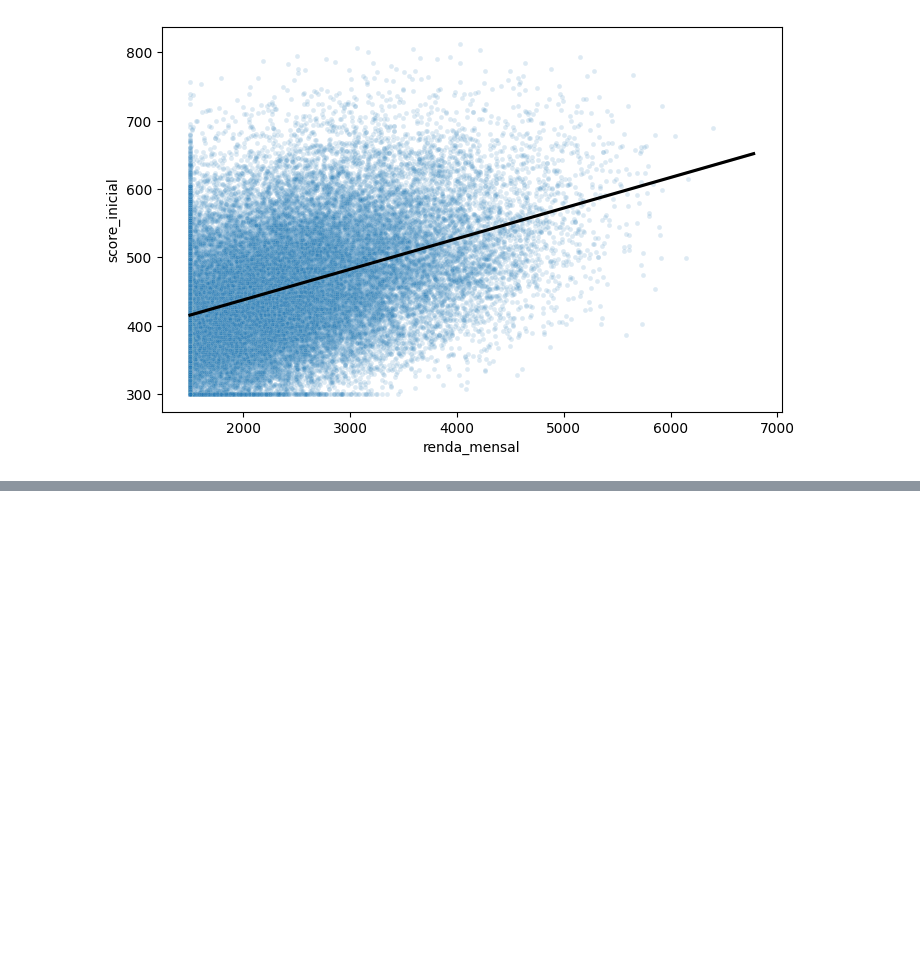
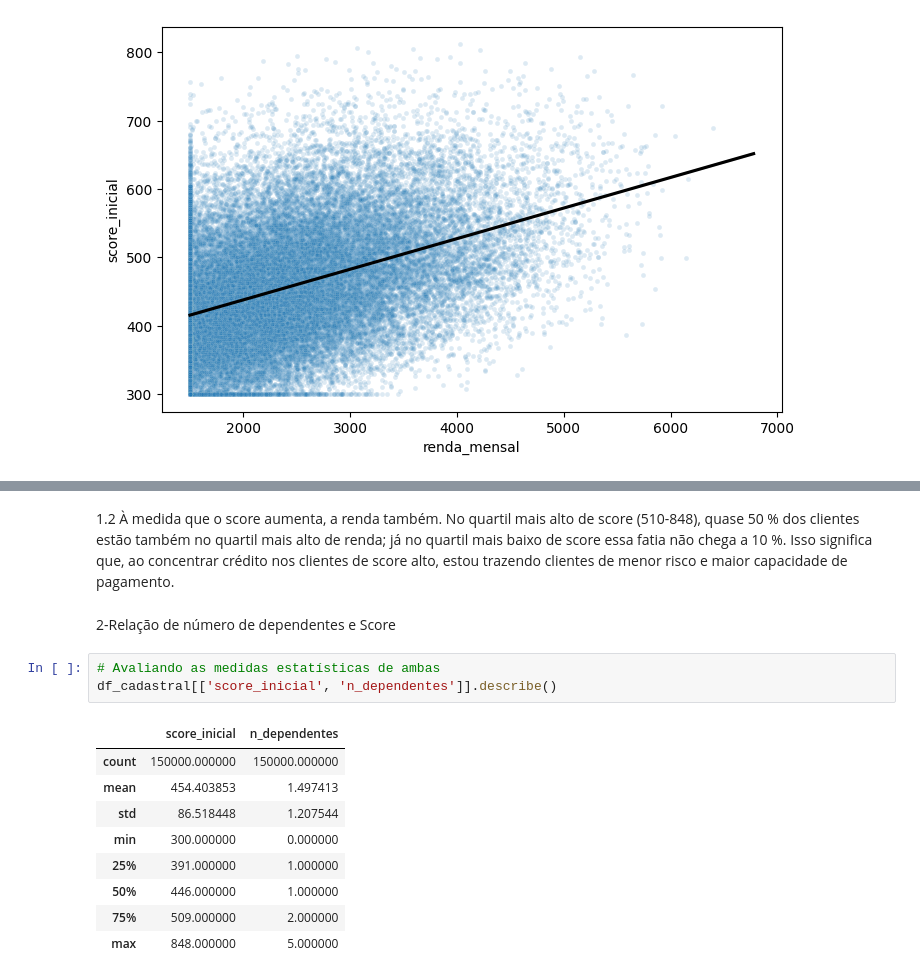
Before and after one commit to mairasantana/desafio-final-neurotech, a Jupyter notebook: analise_de_dados.ipynb, the cells around one changed output, grey strips where cells are left out. Saved outputs shown, nothing was run; the diff lists cells and outputs as text; blank space fills up the shorter version.

```diff
--- a/analise_de_dados.ipynb
+++ b/analise_de_dados.ipynb
@@ -270,0 +339,17 @@ sns.regplot(
+# %% [markdown]
+1.2 À medida que o score aumenta, a renda também. No quartil mais alto de score (510-848), quase 50 % dos clientes estão também no quartil mais alto de renda; já no quartil mais baixo de score essa fatia não chega a 10 %. Isso significa que, ao concentrar crédito nos clientes de score alto, estou trazendo clientes de menor risco e maior capacidade de pagamento.
+# %% [markdown]
+2-Relação de número de dependentes e Score
+# %%
+# Avaliando as medidas estatísticas de ambas
+df_cadastral[['score_inicial', 'n_dependentes']].describe()
+# %% [output]
+|  | score_inicial | n_dependentes |
+| count | 150000.000000 | 150000.000000 |
+| mean | 454.403853 | 1.497413 |
+| std | 86.518448 | 1.207544 |
+| min | 300.000000 | 0.000000 |
+| 25% | 391.000000 | 1.000000 |
+| 50% | 446.000000 | 1.000000 |
+| 75% | 509.000000 | 2.000000 |
+| max | 848.000000 | 5.000000 |
```
Also changed, not shown: parts of 8 cells of this notebook.
